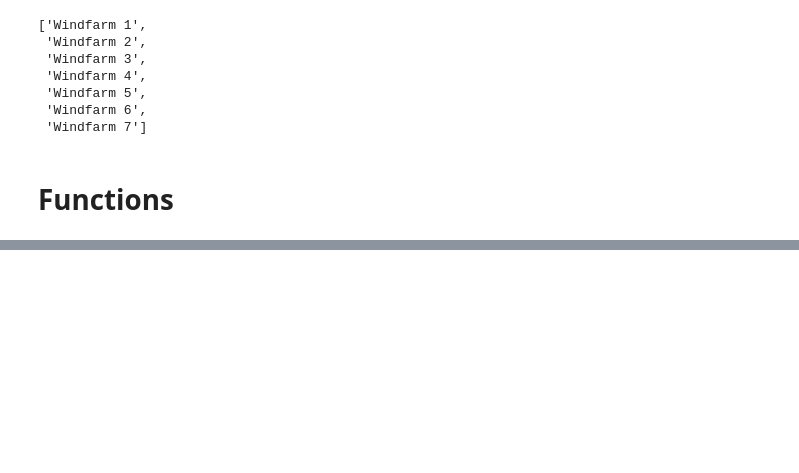
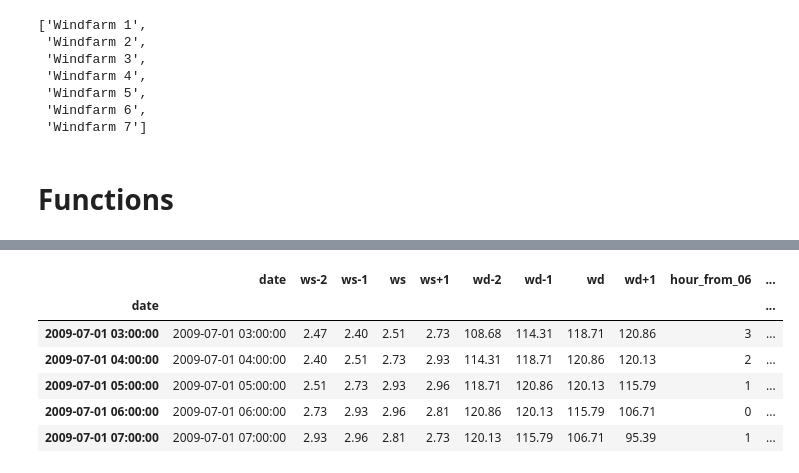
Before and after one commit to Pontius1007/TDT4859, a Jupyter notebook: data_preprocessing.ipynb, the cells around one changed output, grey strips where cells are left out. Cells and saved outputs as stored; diff of their text form; code cells hidden in the pictures; blank space fills up the shorter version.

```diff
--- a/data_preprocessing.ipynb
+++ b/data_preprocessing.ipynb
@@ -116,2 +277,4 @@ df['Date'] = df['Date'].apply(int)
 # %%
-train['date'] = train['date'].apply(int)
+train['date'] = train['date'].apply(str)
+train['date'] = train['date'].apply(convert_to_datetime)
+train.head()
@@ -142,0 +288,3 @@ train.shape
+# %%
+train.set_index('date', drop=False, inplace=True, verify_integrity=True)
+train.head()
@@ -142,0 +326,11 @@ train.shape
+# %%
+test1 = create_features_v2(test, train)
+test1.head()
+# %% [output]
+|  | date | ws-2 | ws-1 | ws | ws+1 | wd-2 | wd-1 | wd | wd+1 | hour_from_06 | ... |
+| date |  |  |  |  |  |  |  |  |  |  | ... |
+| 2009-07-01 03:00:00 | 2009-07-01 03:00:00 | 2.47 | 2.40 | 2.51 | 2.73 | 108.68 | 114.31 | 118.71 | 120.86 | 3 | ... |
+| 2009-07-01 04:00:00 | 2009-07-01 04:00:00 | 2.40 | 2.51 | 2.73 | 2.93 | 114.31 | 118.71 | 120.86 | 120.13 | 2 | ... |
+| 2009-07-01 05:00:00 | 2009-07-01 05:00:00 | 2.51 | 2.73 | 2.93 | 2.96 | 118.71 | 120.86 | 120.13 | 115.79 | 1 | ... |
+| 2009-07-01 06:00:00 | 2009-07-01 06:00:00 | 2.73 | 2.93 | 2.96 | 2.81 | 120.86 | 120.13 | 115.79 | 106.71 | 0 | ... |
+| 2009-07-01 07:00:00 | 2009-07-01 07:00:00 | 2.93 | 2.96 | 2.81 | 2.73 | 120.13 | 115.79 | 106.71 | 95.39 | 1 | ... |
```
Also changed, not shown: parts of 20 cells of this notebook.
